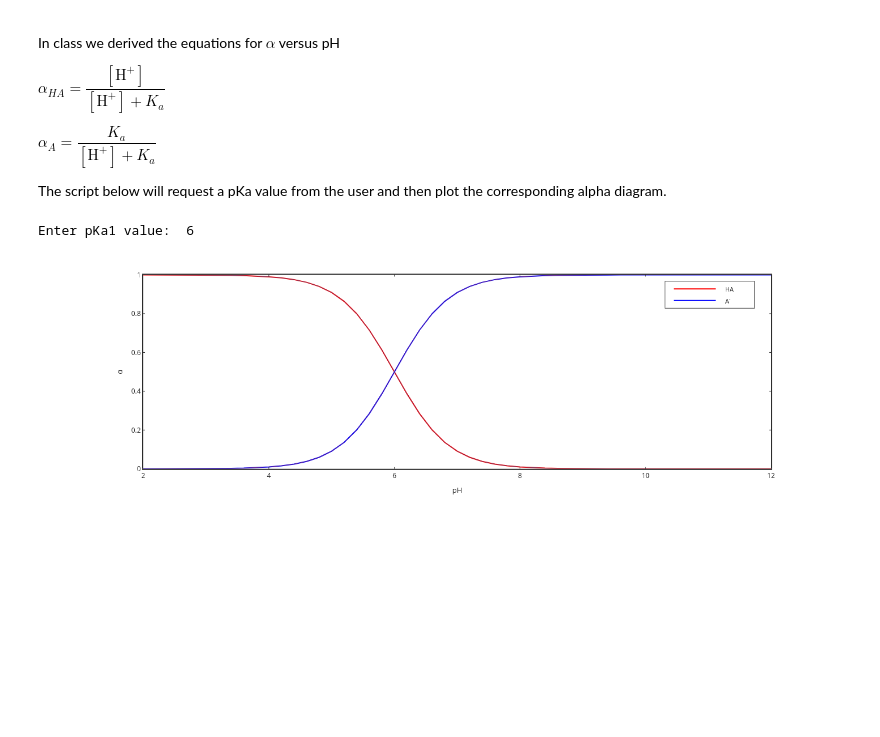
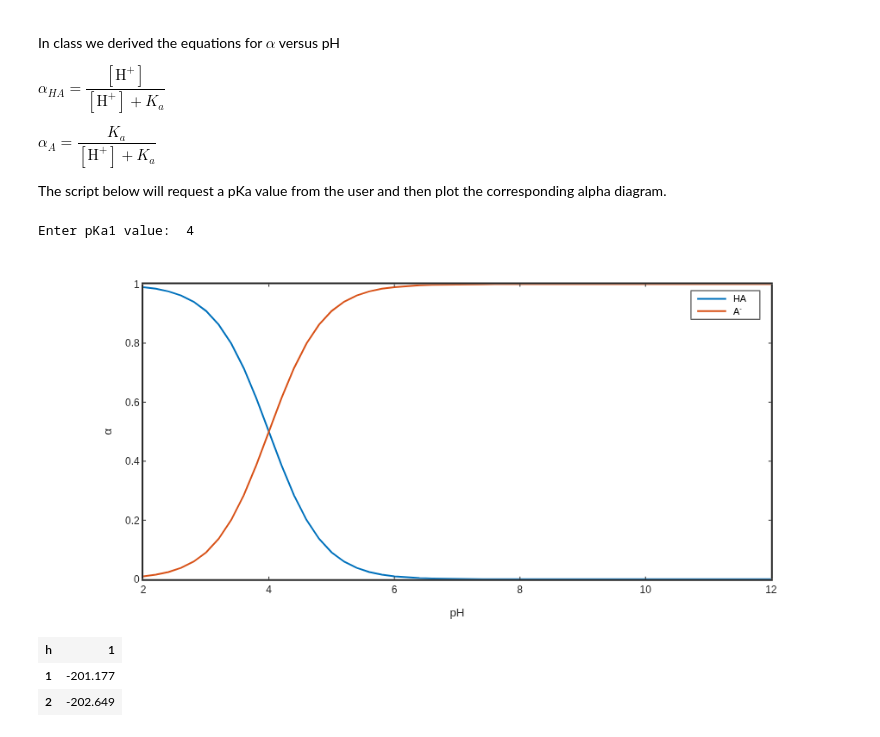
Before and after one commit to skotssd/DSS-JXOctave, a Jupyter notebook: content/CH234/Scripts_to_support_lecture_material/Alpha_weak_acid.ipynb, the cells around one changed output. Cells and saved outputs as stored; diff of their text form; code cells hidden in the pictures; blank space fills up the shorter version.

```diff
--- a/content/CH234/Scripts_to_support_lecture_material/Alpha_weak_acid.ipynb
+++ b/content/CH234/Scripts_to_support_lecture_material/Alpha_weak_acid.ipynb
@@ -18,16 +18,20 @@ The script below will request a pKa value from the user and then plot the corres
 # %%
 pKa = input("Enter pKa1 value: "); Ka=10^-pKa;
 %pKa=4; Ka=10^-pKa;
 pH=2:0.2:12; H=10.^-pH;
 alphaHL=H./(Ka+H);
 alphaL=Ka./(Ka+H);
-h1=plot(pH,alphaHL,'r-','linewidth',2); hold on
-h2=plot(pH,alphaL,'b-',"linewidth", 2);
+%h1=plot(pH,alphaHL,'r-','linewidth',2); hold on
+%h2=plot(pH,alphaL,'b-',"linewidth", 2);
+h=plot(pH,alphaHL,pH,alphaL);
+set(h(1),'linewidth',2); set(h(2),'linewidth',2)
+legend('HA','A^-')
 set(gca,'linewidth',2,'fontsize',12)
 xlabel('pH')
 ylabel('\alpha')
-plot(pH,alphaHL,pH,alphaL)
-legend('HA','A^-')
 # %% [output]
-Enter pKa1 value:  6
+Enter pKa1 value:  4
-[figure, old version]
+[figure, new version]
+| h | 1 |
+| 1 | -201.177 |
+| 2 | -202.649 |
```
Also changed, not shown: 1 other file.
